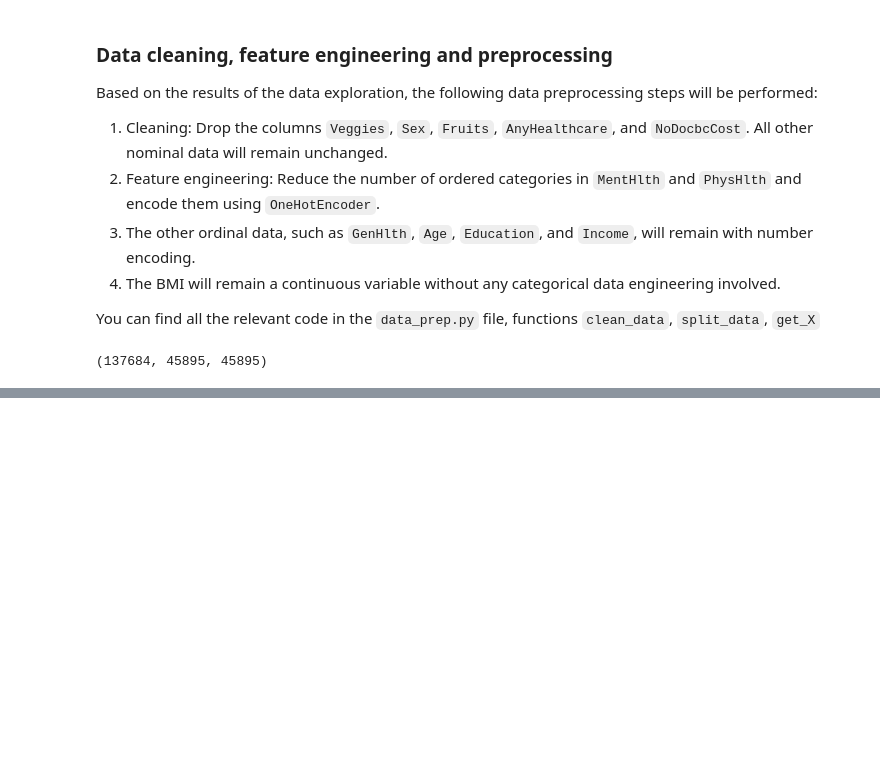
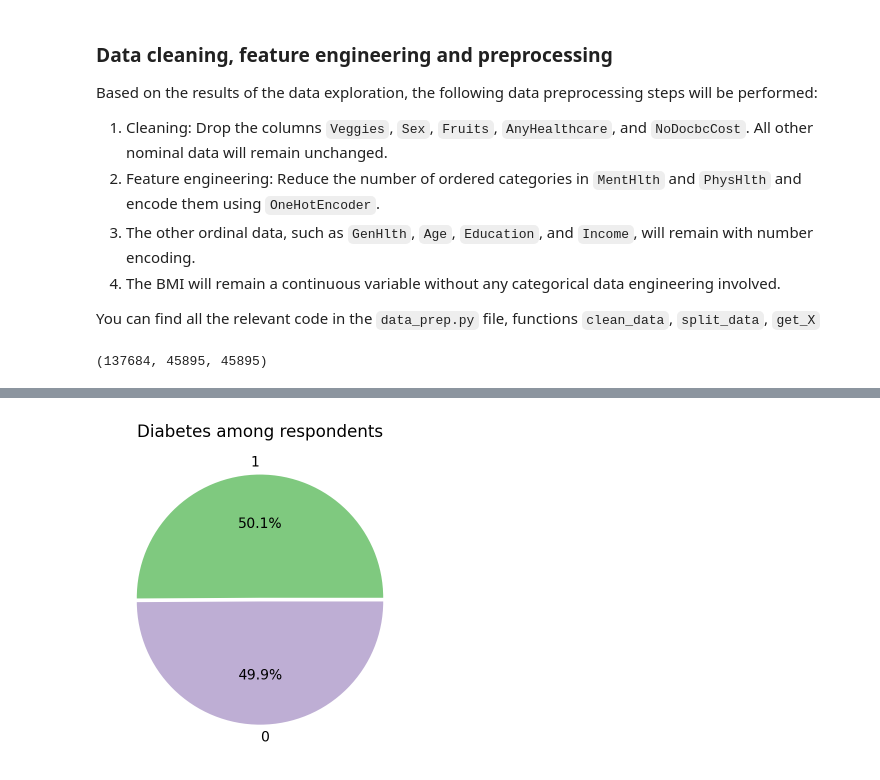
Before and after one commit to nadia-paz/cdc_diabetes, a Jupyter notebook: notebook.ipynb, the cells around one changed output, grey strips where cells are left out. Saved outputs shown, nothing was run; the diff lists cells and outputs as text; code cells hidden in the pictures; blank space fills up the shorter version.

```diff
--- a/notebook.ipynb
+++ b/notebook.ipynb
@@ -342,0 +435,4 @@ Random model AUC score:   0.49
+# %%
+# reassign variables with balanced data
+train, validate, test, y_train, y_val, y_test = dp.split_data(df, balance=True)
+train.shape[0], validate.shape[0], test.shape[0]
@@ -342,0 +461,5 @@ Random model AUC score:   0.49
+# %%
+# visualize target variable balance in train data
+ex.diabetes_piechart_ytrain(y_train)
+# %% [output]
+[figure, added]
```
Also changed, not shown: parts of 31 cells of this notebook.
